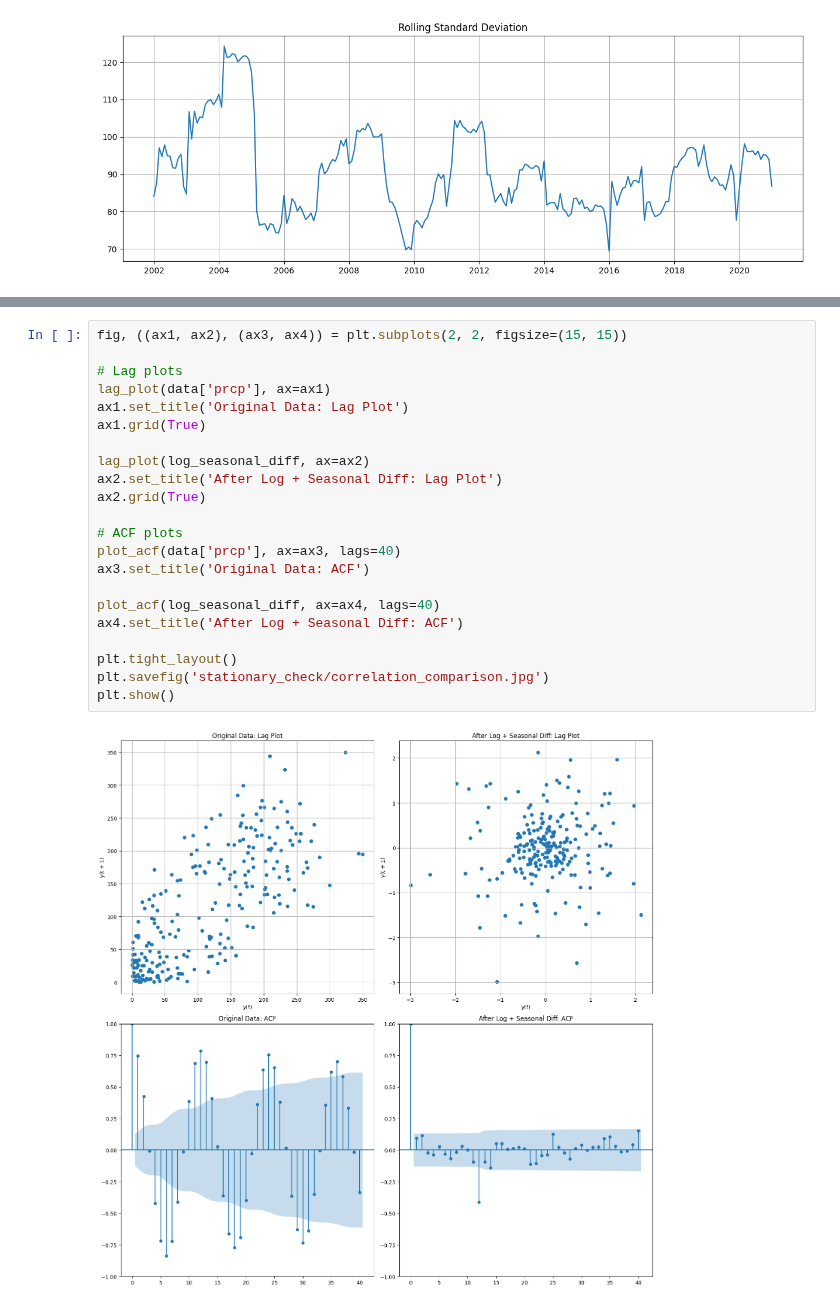
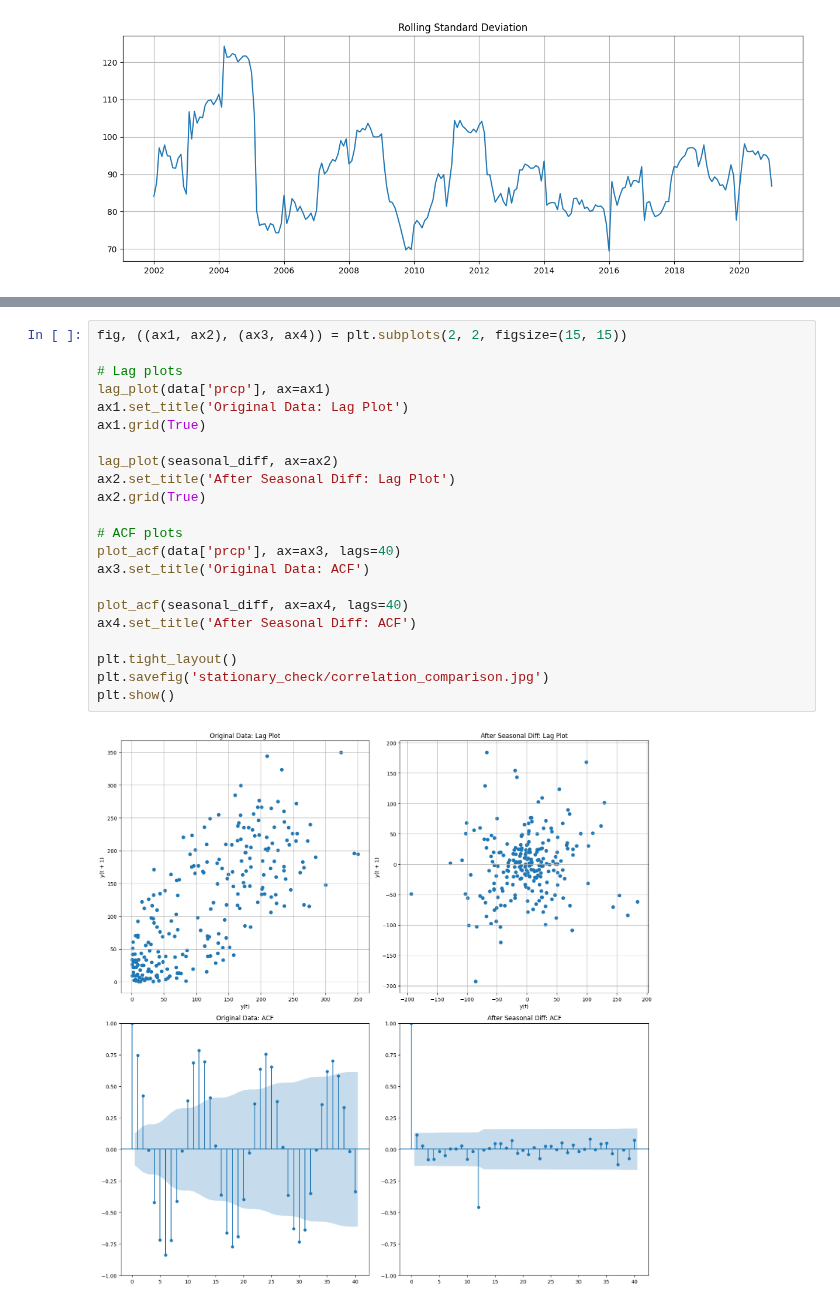
Before and after one commit to Kizza2014/time_series_climate_weather_surface_of_Brazil, a Jupyter notebook: analysis.ipynb, the cells around one changed output, grey strips where cells are left out. Drawn from its saved outputs; the diff is of its cells as text.

```diff
--- a/analysis.ipynb
+++ b/analysis.ipynb
@@ -652,27 +727,27 @@ Log + Seasonal Diff - Mean: 0.71, STD: 0.18
 # %%
 fig, ((ax1, ax2), (ax3, ax4)) = plt.subplots(2, 2, figsize=(15, 15))
 
 # Lag plots
 lag_plot(data['prcp'], ax=ax1)
 ax1.set_title('Original Data: Lag Plot')
 ax1.grid(True)
 
-lag_plot(log_seasonal_diff, ax=ax2)
-ax2.set_title('After Log + Seasonal Diff: Lag Plot')
+lag_plot(seasonal_diff, ax=ax2)
+ax2.set_title('After Seasonal Diff: Lag Plot')
 ax2.grid(True)
 
 # ACF plots
 plot_acf(data['prcp'], ax=ax3, lags=40)
 ax3.set_title('Original Data: ACF')
 
-plot_acf(log_seasonal_diff, ax=ax4, lags=40)
-ax4.set_title('After Log + Seasonal Diff: ACF')
+plot_acf(seasonal_diff, ax=ax4, lags=40)
+ax4.set_title('After Seasonal Diff: ACF')
 
 plt.tight_layout()
 plt.savefig('stationary_check/correlation_comparison.jpg')
 plt.show()
 # %% [output]
-[figure, old version]
+[figure, new version]
 # %%
 def run_stationarity_tests(series, title):
     print(f"\n=== {title} ===")
```
Also changed, not shown: parts of 11 cells of this notebook, 11 other files.
